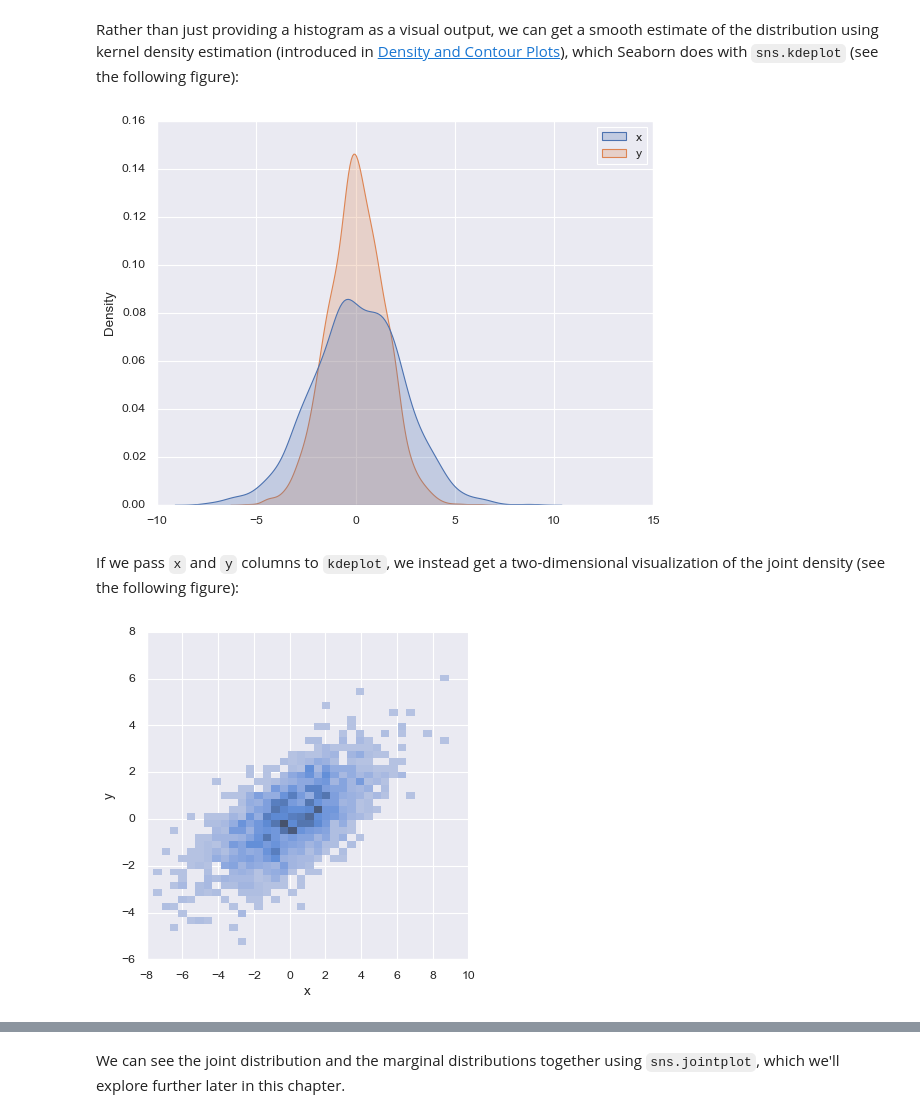
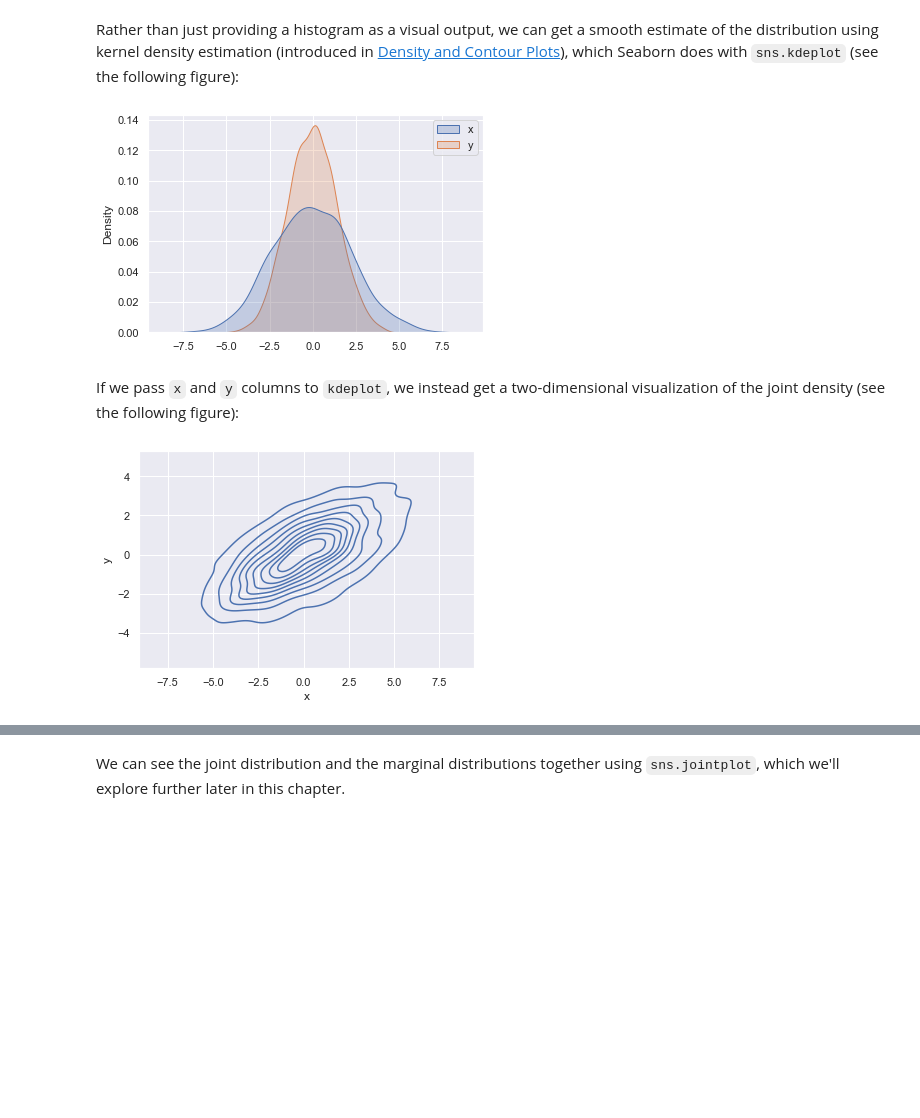
Before and after one commit to TheAwesomeGe/DECD, a Jupyter notebook: notebooks/04-visualization.ipynb, the cells around one changed output, grey strips where cells are left out. Cells and saved outputs as stored; diff of their text form; code cells hidden in the pictures; blank space fills up the shorter version.

```diff
--- a/notebooks/04-visualization.ipynb
+++ b/notebooks/04-visualization.ipynb
@@ -14,10 +74,3 @@ To be fair, the Matplotlib team has adapted to the changing landscape: it added
 But for all the reasons just discussed, Seaborn remains a useful add-on.
 
 By convention, Seaborn is often imported as `sns`:
-# %%
-%matplotlib inline
-import matplotlib.pyplot as plt
-plt.style.use('classic')
-
-import numpy as np
-import pandas as pd
@@ -34,3 +76,0 @@ plt.legend('ABCDEF', ncol=2, loc='upper left');
-# %%
-import seaborn as sns
-sns.set()
@@ -73,12 +104,12 @@ sns.displot(data=data);
 # %% [markdown]
 Rather than just providing a histogram as a visual output, we can get a smooth estimate of the distribution using kernel density estimation (introduced in [Density and Contour Plots](04.04-Density-and-Contour-Plots.ipynb)), which Seaborn does with ``sns.kdeplot`` (see the following figure):
 # %%
-sns.kdeplot(data=data, fill=True);
+sns.kdeplot(data=data, shade=True);
 # %% [output]
-[figure, old version]
+[figure, new version]
 # %% [markdown]
 If we pass `x` and `y` columns to `kdeplot`, we instead get a two-dimensional visualization of the joint density (see the following figure):
 # %%
-sns.displot(data=data, x='x', y='y');
+sns.kdeplot(data=data, x='x', y='y');
 # %% [output]
-[figure, old version]
+[figure, new version]
```
Also changed, not shown: parts of 57 cells of this notebook, 6 other files.
